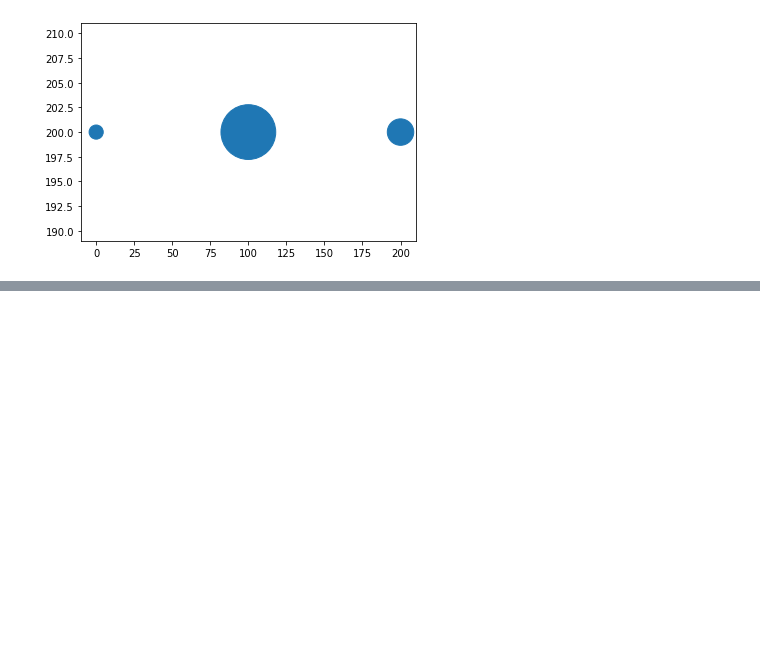
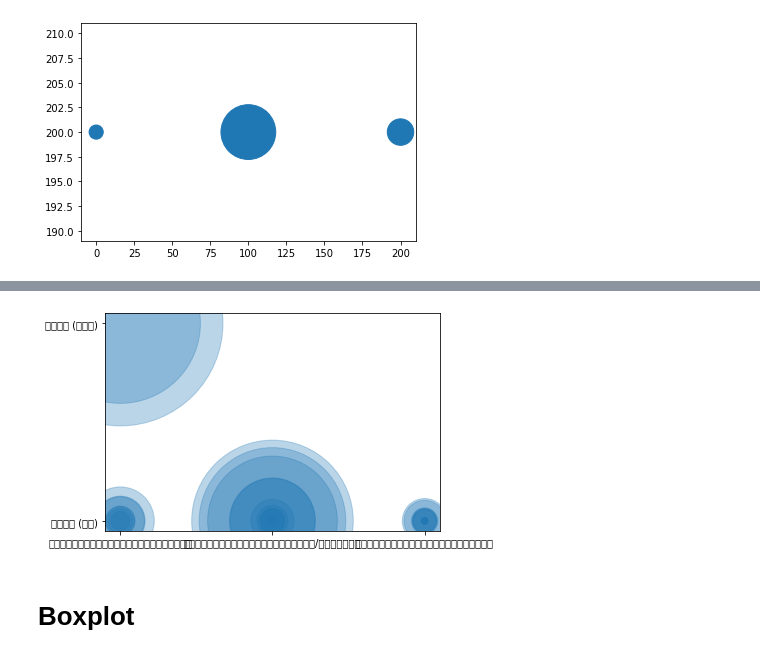
Before and after one commit to Suchirapon/data_viz, a Jupyter notebook: Visualize_Data_Distribution(02).ipynb, the cells around one changed output, grey strips where cells are left out. Cells and saved outputs as stored; diff of their text form; code cells hidden in the pictures; blank space fills up the shorter version.

Commit message:
Boxplot

```diff
--- a/Visualize_Data_Distribution(02).ipynb
+++ b/Visualize_Data_Distribution(02).ipynb
@@ -219,0 +288,3 @@ plt.scatter([0,100,200],[200,200,200],s=[200,3000,700])
+# %%
+data_drop = data.dropna()
+data_drop
@@ -219,0 +309,3 @@ plt.scatter([0,100,200],[200,200,200],s=[200,3000,700])
+# %%
+data_travel = data_drop['รูปแบบการเดินทาง'].astype('category')
+data_travel
@@ -219,0 +330,3 @@ plt.scatter([0,100,200],[200,200,200],s=[200,3000,700])
+# %%
+data_ins = data_drop['ขนคน/ขนสินค้า'].astype('category')
+data_ins
@@ -219,0 +351,3 @@ plt.scatter([0,100,200],[200,200,200],s=[200,3000,700])
+# %%
+data_April = data_drop['เม.ย. 2562']
+data_April
@@ -219,0 +372,6 @@ plt.scatter([0,100,200],[200,200,200],s=[200,3000,700])
+# %%
+plt.scatter(data_travel,data_ins,s=0.0009*data_April,alpha=0.3);
+# %% [output]
+[figure, added]
+# %% [markdown]
+# Boxplot
```
Also changed, not shown: parts of 22 cells of this notebook.
